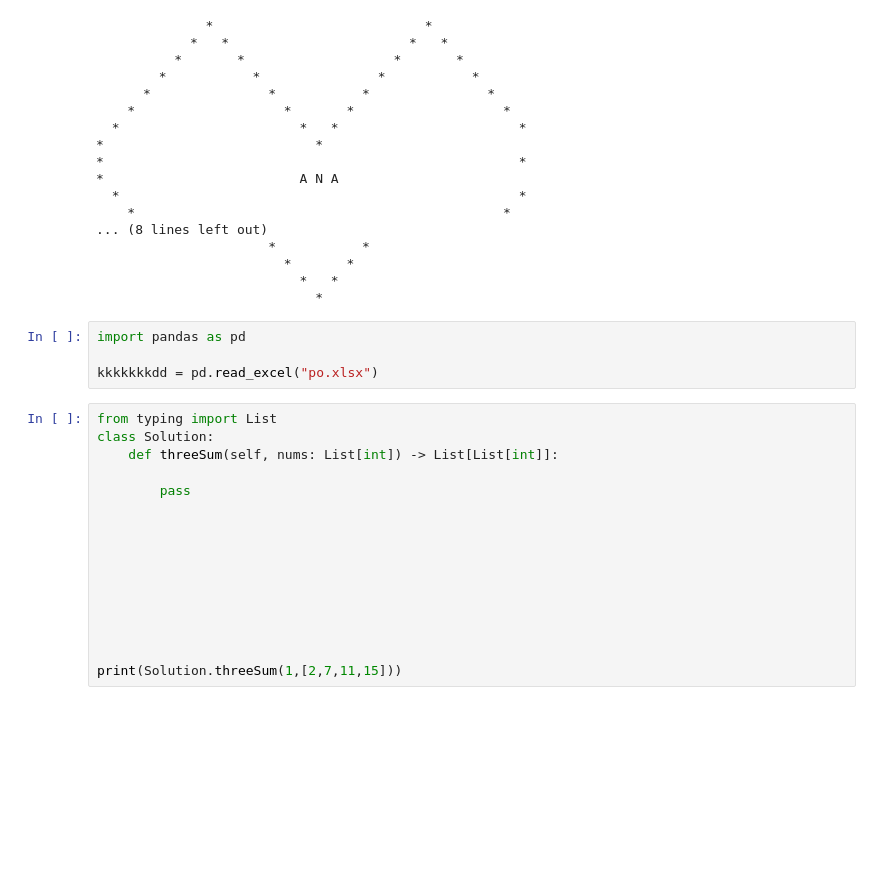
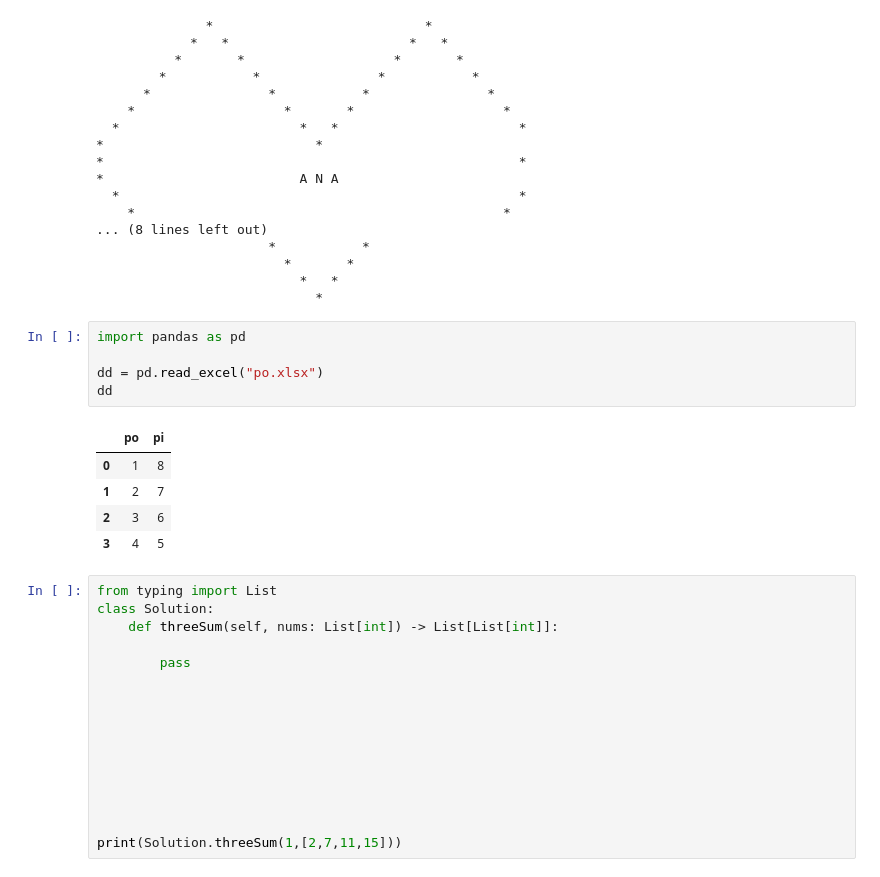
Before and after one commit to joeltheai/PROJECTS-2, a Jupyter notebook: fun stuff/test.ipynb, the cells around one changed output. Drawn from its saved outputs; the diff is of its cells as text; blank space fills up the shorter version.

```diff
--- a/fun stuff/test.ipynb
+++ b/fun stuff/test.ipynb
@@ -566,7 +575,14 @@ for i in range(n//2-1, n):
 # %%
 import pandas as pd
 
-kkkkkkkdd = pd.read_excel("po.xlsx")
+dd = pd.read_excel("po.xlsx")
+dd
+# %% [output]
+|  | po | pi |
+| 0 | 1 | 8 |
+| 1 | 2 | 7 |
+| 2 | 3 | 6 |
+| 3 | 4 | 5 |
 # %%
 from typing import List
 class Solution:
```
Also changed, not shown: parts of 4 cells of this notebook, 35 other files.
